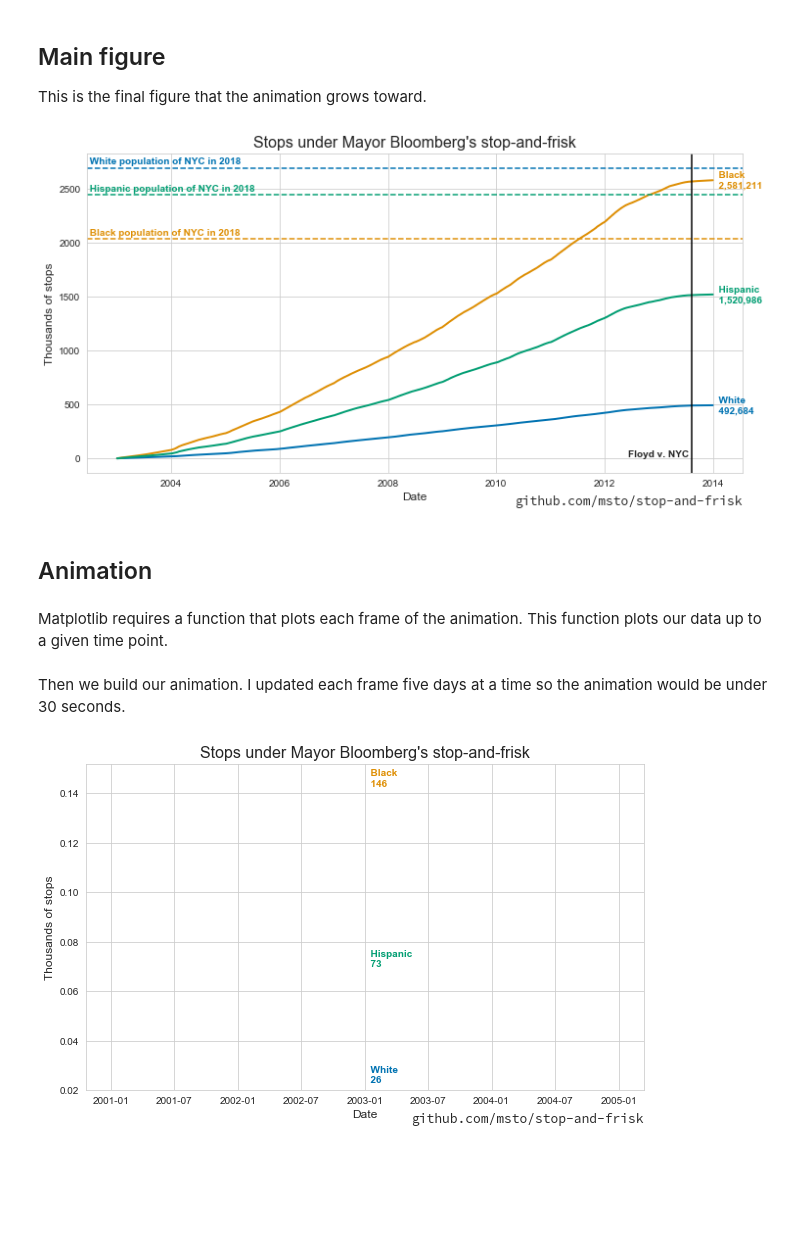
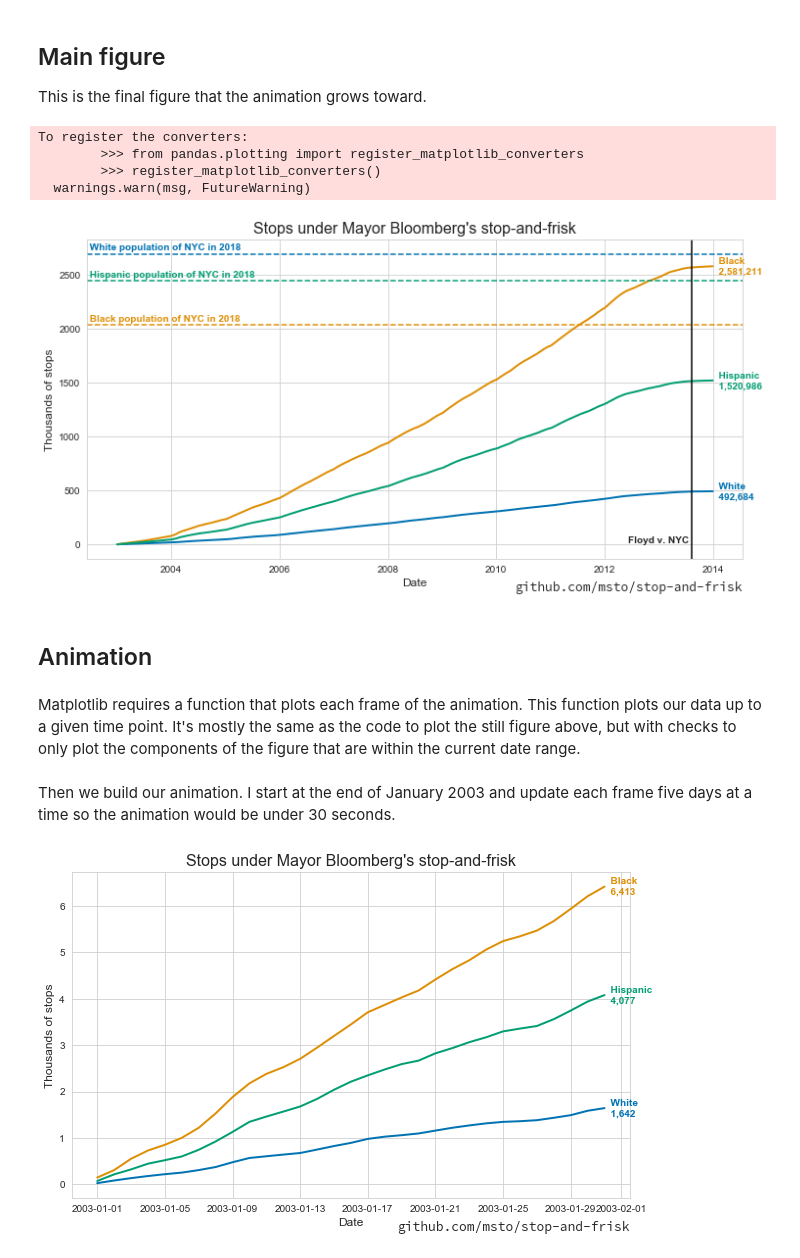
Before and after one commit to msto/stop-and-frisk, a Jupyter notebook: notebooks/Stop and frisk animation.ipynb, the cells around one changed output. Cells and saved outputs as stored; diff of their text form; code cells hidden in the pictures; blank space fills up the shorter version.

Commit message:
Polish animation
- Introduce Floyd marker when the date enters frame, not when the lines hit
- Make final frame the same as still figure

```diff
--- a/notebooks/Stop and frisk animation.ipynb
+++ b/notebooks/Stop and frisk animation.ipynb
@@ -123,6 +123,9 @@ ax.set_xlabel("Date", fontsize=12)
 ax.set_ylabel("Thousands of stops", fontsize=12)
 ax.set_title("Stops under Mayor Bloomberg's stop-and-frisk", fontsize=16)
 
+# Save y-limits for final frame of animation
+final_ylim = ax.get_ylim()
+
 # Citation
 ax.text(1, -0.07, 'github.com/msto/stop-and-frisk',
         ha='right', va='top', fontsize=13,
@@ -131,25 +134,28 @@ ax.text(1, -0.07, 'github.com/msto/stop-and-frisk',
 # Save
 plt.savefig('figures/bloomberg_stop_and_frisk.png', bbox_inches='tight')
 # %% [output]
+To register the converters:
+        >>> from pandas.plotting import register_matplotlib_converters
+        >>> register_matplotlib_converters()
+  warnings.warn(msg, FutureWarning)
 [figure]
 # %% [markdown]
 ## Animation
 # %% [markdown]
-Matplotlib requires a function that plots each frame of the animation. This function plots our data up to a given time point.
+Matplotlib requires a function that plots each frame of the animation. This function plots our data up to a given time point. It's mostly the same as the code to plot the still figure above, but with checks to only plot the components of the figure that are within the current date range.
 # %%
 def animate(i):
     global fig, ax, years, days_per_frame
     ax.clear()
 
+    LAST_FRAME = int(365 / days_per_frame) * len(years)
+
     for j, race in enumerate(races):
         color = sns.color_palette('colorblind')[j]
 
         # Count the cumulative number of stops in 1000s, then plot
-        max_idx = int(i * days_per_frame + 1)
-        if max_idx > stops.loc[race].shape[0]:
-            data = stops.loc[race].iloc[:int(i * days_per_frame + 1)].cumsum() / 1000
-        else:
-            data = stops.loc[race].iloc[:int(i * days_per_frame + 1)].cumsum() / 1000
+        data = stops.loc[race].iloc[:int(i * days_per_frame + 1)].cumsum() / 1000
+
         ax.plot(data.index, data, label=race, linewidth=2, c=color)
 
         # Label the end of the curve with demographic and count
@@ -164,21 +170,27 @@ def animate(i):
 
     # We plot all demographic counts first, so the axis ylimit is updated maximally
     # Then, if the window is large enough, plot each of the demographics' total pop as of 2018
+    ymax = ax.get_ylim()[1]
+
     for j, race in enumerate(races):
         color = sns.color_palette('colorblind')[j]
         xval = ax.get_xlim()[0]
         yval = pop[race] / 1000
-        if yval <= ax.get_ylim()[1]:
+        if yval <= ymax:
             ax.axhline(yval, c=color, linestyle='--')
             ax.text(xval, yval + 15, " {0} population of NYC in 2018".format(race.capitalize()),
                     va='bottom', ha='left', fontweight='bold', color=color)#
 
     # If we're later than the Floyd decision, mark it on the figure
     floyd_date = pd.to_datetime('2013-08-12', format='%Y-%m-%d')
-    if floyd_date < data.index.max():
+    xmax = ax.get_xlim()[1]
+    if dates.date2num(floyd_date) < xmax:
         ax.axvline(floyd_date, c='k')
         ax.text(floyd_date, 0, 'Floyd v. NYC ',
                 fontweight='bold', va='bottom', ha='right')#, fontsize=11)
+
+    if i == LAST_FRAME:
+        ax.set_ylim(*final_ylim)
 
     # Axis labels
     ax.set_xlabel("Date", fontsize=12)
@@ -190,16 +202,19 @@ def animate(i):
             ha='right', va='top', fontsize=13,
             fontname='Source Code Pro', transform=ax.transAxes)
 # %% [markdown]
-Then we build our animation. I updated each frame five days at a time so the animation would be under 30 seconds.
+Then we build our animation. I start at the end of January 2003 and update each frame five days at a time so the animation would be under 30 seconds.
 # %%
 fps = 45
 Writer = animation.writers['ffmpeg']
 writer = Writer(fps=fps, metadata=dict(artist='Me'), bitrate=1800)
 
+# Update 5 days at a time, and skip first month
+days_per_frame = 5
+frames = range(int(30 / days_per_frame), int(365 / days_per_frame) * len(years) + 1)
+
+# Make and save animation
 fig, ax = plt.subplots(1, 1, figsize=(10, 6))
-
-days_per_frame = 5
-ani = animation.FuncAnimation(fig, animate, frames=int(365 / days_per_frame) * len(years), repeat=True)
+ani = animation.FuncAnimation(fig, animate, frames=frames, repeat=True)
 ani.save('figures/bloomberg_stop_and_frisk.{0}fps.mp4'.format(fps), writer=writer)
 # %% [output]
-[figure, old version]
+[figure, new version]
```
Also changed, not shown: parts of 2 cells of this notebook.
